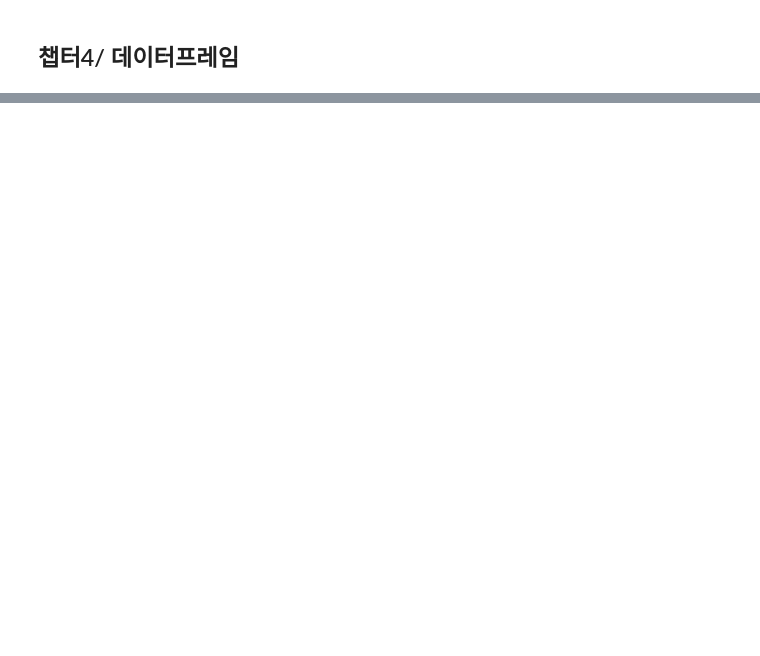
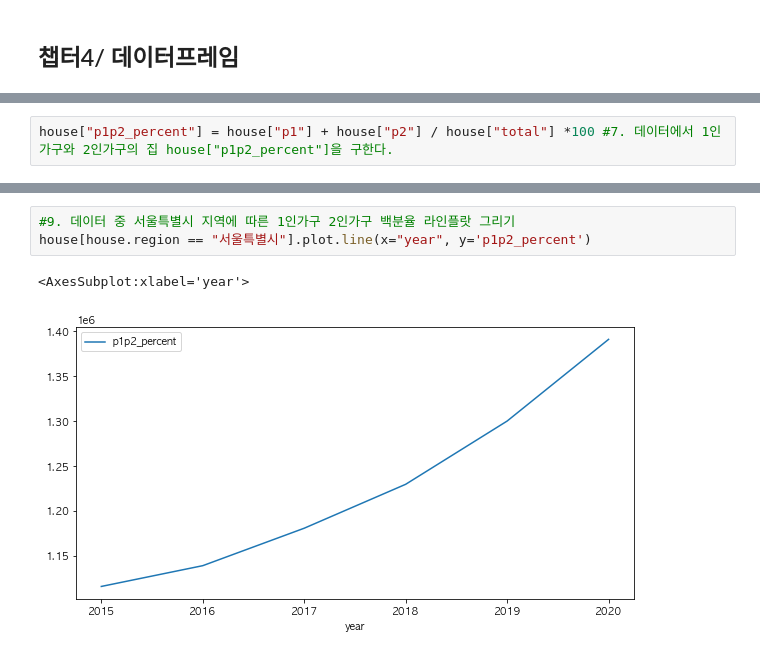
Before and after one commit to g-gg-ggg/Data-Visualization-2022-, a Jupyter notebook: _notebooks/2022-10-26-개론중간.ipynb, the cells around one changed output, grey strips where cells are left out. Cells and saved outputs as stored; diff of their text form; blank space fills up the shorter version.

```diff
--- a/_notebooks/2022-10-26-개론중간.ipynb
+++ b/_notebooks/2022-10-26-개론중간.ipynb
@@ -342,0 +699,2 @@ A = np.array([1, 4, 2, 5, 3])
+# %%
+house["p1p2_percent"] = house["p1"] + house["p2"] / house["total"] *100 #7. 데이터에서 1인 가구와 2인가구의 집 house["p1p2_percent"]을 구한다.
@@ -342,0 +707,6 @@ A = np.array([1, 4, 2, 5, 3])
+# %%
+#9. 데이터 중 서울특별시 지역에 따른 1인가구 2인가구 백분율 라인플랏 그리기
+house[house.region == "서울특별시"].plot.line(x="year", y='p1p2_percent')
+# %% [output]
+<AxesSubplot:xlabel='year'>
+[figure, added]
```
Also changed, not shown: parts of 87 cells of this notebook.
